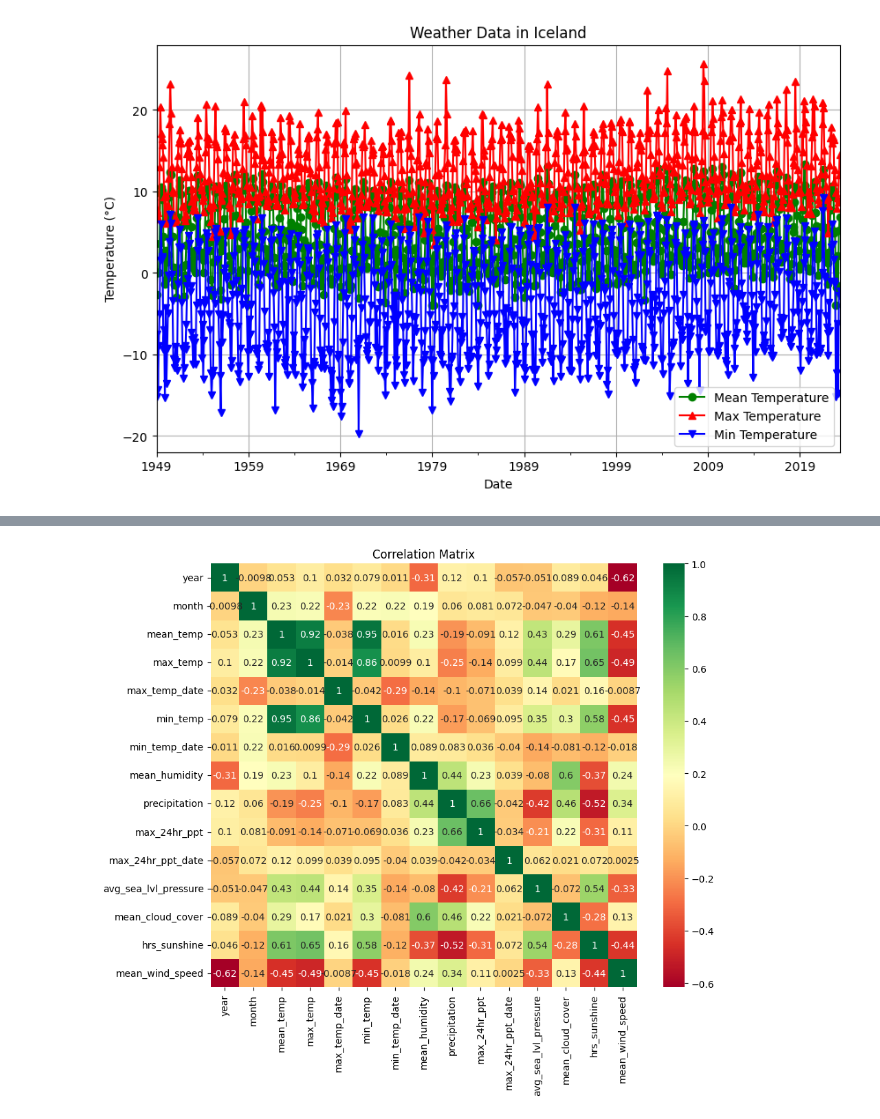
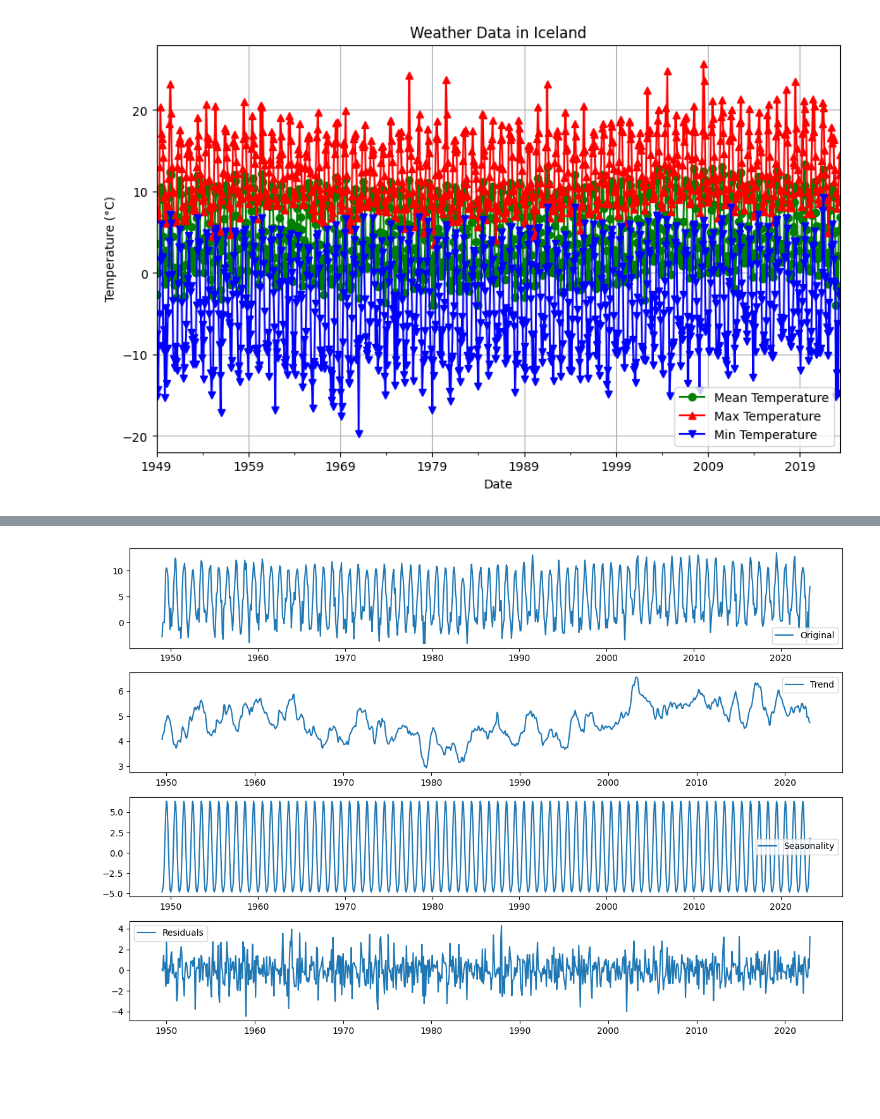
Before and after one commit to falurg/Portfolio, a Jupyter notebook: Iceland Weather Data/weather_data.ipynb, the cells around one changed output, grey strips where cells are left out. Cells and saved outputs as stored; diff of their text form; code cells hidden in the pictures; blank space fills up the shorter version.

```diff
--- a/Iceland Weather Data/weather_data.ipynb
+++ b/Iceland Weather Data/weather_data.ipynb
@@ -37,3 +54,5 @@ df.columns = ['station_id', 'year', 'month', 'mean_temp', 'avg_max_temp', 'max_t
 df['date'] = pd.to_datetime(df['year'].astype(str) + '-' + df['month'].astype(str), format='%Y-%m')
 df.set_index('date', inplace=True)
+# %%
+df.index = pd.DatetimeIndex(df.index, freq='MS')
 # %%
@@ -104,8 +88,0 @@ plt.show()
-# %%
-import seaborn as sns
-plt.figure(figsize=(10, 8))
-sns.heatmap(df.corr(), annot=True, cmap='RdYlGn')
-plt.title('Correlation Matrix')
-plt.show()
-# %% [output]
-[figure, removed]
@@ -113,0 +89,25 @@ df.to_csv('weather_data.csv')
+# %%
+# Perform seasonal decomposition
+decomposition = seasonal_decompose(df['mean_temp'])
+trend = decomposition.trend
+seasonal = decomposition.seasonal
+residual = decomposition.resid
+
+# Visualize decomposition components
+plt.figure(figsize=(12, 8))
+plt.subplot(411)
+plt.plot(df['mean_temp'], label='Original')
+plt.legend(loc='best')
+plt.subplot(412)
+plt.plot(trend, label='Trend')
+plt.legend(loc='best')
+plt.subplot(413)
+plt.plot(seasonal, label='Seasonality')
+plt.legend(loc='best')
+plt.subplot(414)
+plt.plot(residual, label='Residuals')
+plt.legend(loc='best')
+plt.tight_layout()
+plt.show()
+# %% [output]
+[figure, added]
```
Also changed, not shown: parts of 31 cells of this notebook.
